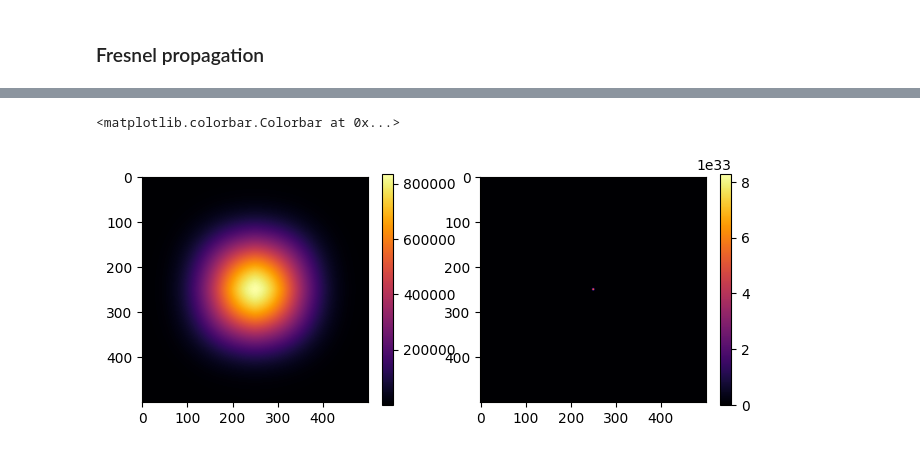
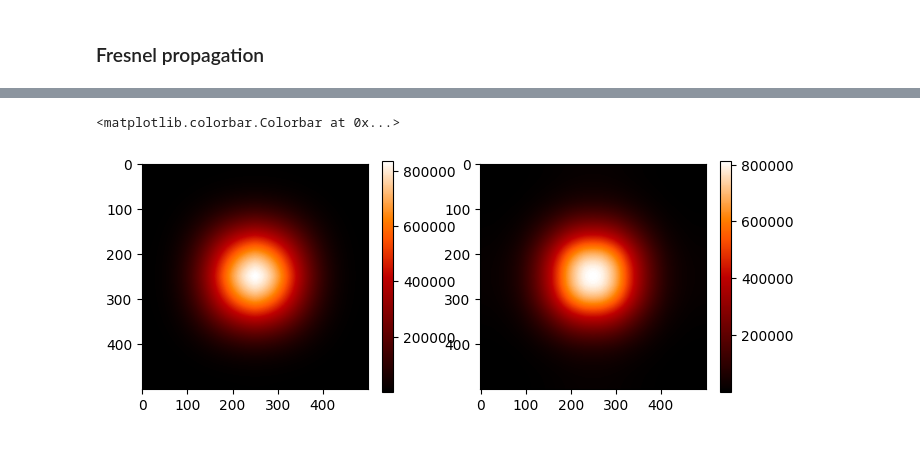
Before and after one commit to johnnymtex/photonMismatch, a Jupyter notebook: tests.ipynb, the cells around one changed output, grey strips where cells are left out. Cells and saved outputs as stored; diff of their text form; code cells hidden in the pictures.

Commit message:
Fresnel solved
Now testing the phase plots and different known examples. Fraunhofer still yet to check

```diff
--- a/tests.ipynb
+++ b/tests.ipynb
@@ -37,6 +102,4 @@ fig.colorbar(im2, ax=ax[1], shrink=0.75)
 ### Fresnel propagation
 # %%
 F_out = lp.Fresnel(F_in, 1)
-print(np.abs(F_out.field)**2)
-
-E_out, _, _ = fresnel_propagation(E_in, lambda_, 1, 0.1e-6)
+E_out = fresnel_propagation(E_in, lambda_, 1, 0.1e-6)
@@ -77,11 +106,12 @@ print(np.abs(E_out)**2)
 # %%
+# intensity plots
 fig, ax = plt.subplots(ncols=2, figsize=(8,4))
 
-im1=ax[0].imshow(np.abs(F_out.field)**2, cmap='inferno')
-im2=ax[1].imshow(np.abs(E_out)**2, cmap='inferno')
+im1=ax[0].imshow(np.abs(F_out.field)**2, cmap='gist_heat')
+im2=ax[1].imshow(np.abs(E_out)**2, cmap='gist_heat')
 
 fig.colorbar(im1, ax=ax[0], shrink=0.75)
 fig.colorbar(im2, ax=ax[1], shrink=0.75)
 # %% [output]
 <matplotlib.colorbar.Colorbar at 0x...>
-[figure, old version]
+[figure, new version]
```
Also changed, not shown: parts of 14 cells of this notebook, 2 other files.
